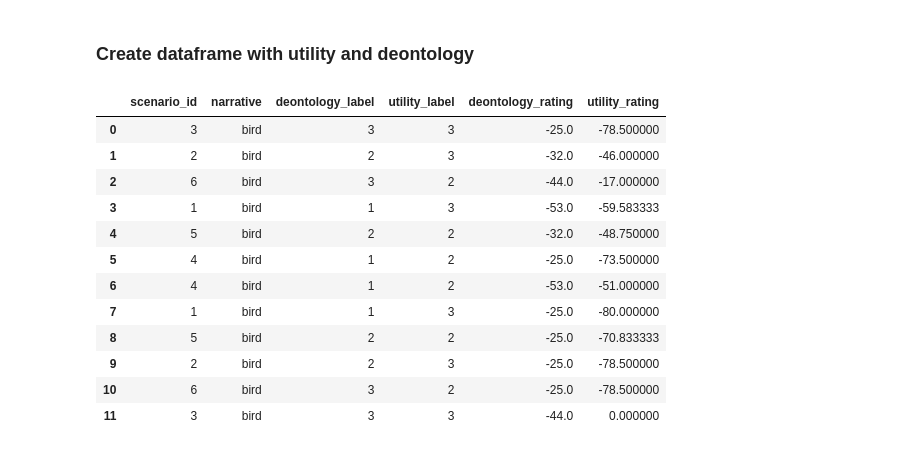
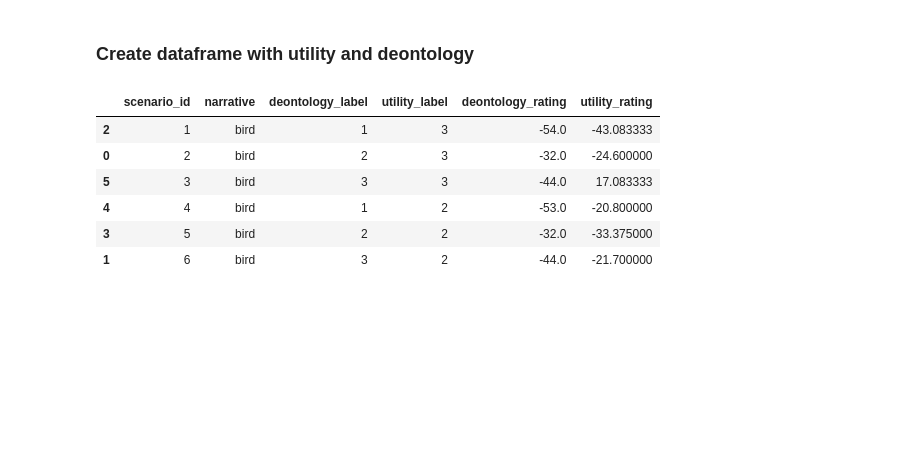
Before and after one commit to AIObjectives/graph_extract, a Jupyter notebook: analysis/cheung_variants/validate_annotation.ipynb, the cells around one changed output. Cells and saved outputs as stored; diff of their text form; code cells hidden in the pictures; blank space fills up the shorter version.

```diff
--- a/analysis/cheung_variants/validate_annotation.ipynb
+++ b/analysis/cheung_variants/validate_annotation.ipynb
@@ -22,7 +22,7 @@ scenarios_path: /Users/anna/Dropbox/2025_moral_scenario_annotation/code/anna/gra
 annotated_output_path: /Users/anna/Dropbox/2025_moral_scenario_annotation/code/anna/graph_extract/analysis/cheung_variants/../../annotated_outputs/cheung_variants
 # %%
 #get all of the json files in the annotated_output_path
-json_files = list(annotated_output_path.glob("*bird*.json"))
+json_files = list(annotated_output_path.glob("*bird*choice_1.json"))
 # %% [markdown]
 ### Define Functions
 # %%
@@ -177,44 +177,39 @@ def get_utilities(nodes):
 # %%
 rows = []
 
 for file_path in json_files:
     nodes, scenario_dictionary = read_scenario(file_path)
 
     utility_rated = get_utilities(nodes)
 
     if hasattr(utility_rated, "item"):
         try:
             utility_rated = utility_rated.item()
         except Exception:
             pass
 
     rows.append(
         {
             "scenario_id": scenario_dictionary.get("id"),
             "narrative": scenario_dictionary.get("narrative"),
             "deontology_label": scenario_dictionary.get("deontology"),
             "utility_label": scenario_dictionary.get("utility"),
             "deontology_rating": extract_deontology(nodes),
             "utility_rating": utility_rated,
         }
     )
 
 results_df = pd.DataFrame(rows)
+results_df.sort_values(by="scenario_id", inplace=True)
 results_df
 # %% [output]
 |  | scenario_id | narrative | deontology_label | utility_label | deontology_rating | utility_rating |
-| 0 | 3 | bird | 3 | 3 | -25.0 | -78.500000 |
-| 1 | 2 | bird | 2 | 3 | -32.0 | -46.000000 |
-| 2 | 6 | bird | 3 | 2 | -44.0 | -17.000000 |
-| 3 | 1 | bird | 1 | 3 | -53.0 | -59.583333 |
-| 4 | 5 | bird | 2 | 2 | -32.0 | -48.750000 |
-| 5 | 4 | bird | 1 | 2 | -25.0 | -73.500000 |
-| 6 | 4 | bird | 1 | 2 | -53.0 | -51.000000 |
-| 7 | 1 | bird | 1 | 3 | -25.0 | -80.000000 |
-| 8 | 5 | bird | 2 | 2 | -25.0 | -70.833333 |
-| 9 | 2 | bird | 2 | 3 | -25.0 | -78.500000 |
-| 10 | 6 | bird | 3 | 2 | -25.0 | -78.500000 |
-| 11 | 3 | bird | 3 | 3 | -44.0 | 0.000000 |
+| 2 | 1 | bird | 1 | 3 | -54.0 | -43.083333 |
+| 0 | 2 | bird | 2 | 3 | -32.0 | -24.600000 |
+| 5 | 3 | bird | 3 | 3 | -44.0 | 17.083333 |
+| 4 | 4 | bird | 1 | 2 | -53.0 | -20.800000 |
+| 3 | 5 | bird | 2 | 2 | -32.0 | -33.375000 |
+| 1 | 6 | bird | 3 | 2 | -44.0 | -21.700000 |
 # %%
 # Ensure numeric columns are numeric
 results_df["deontology_rating"] = pd.to_numeric(results_df["deontology_rating"], errors="coerce")
```
Also changed, not shown: parts of 5 cells of this notebook.
